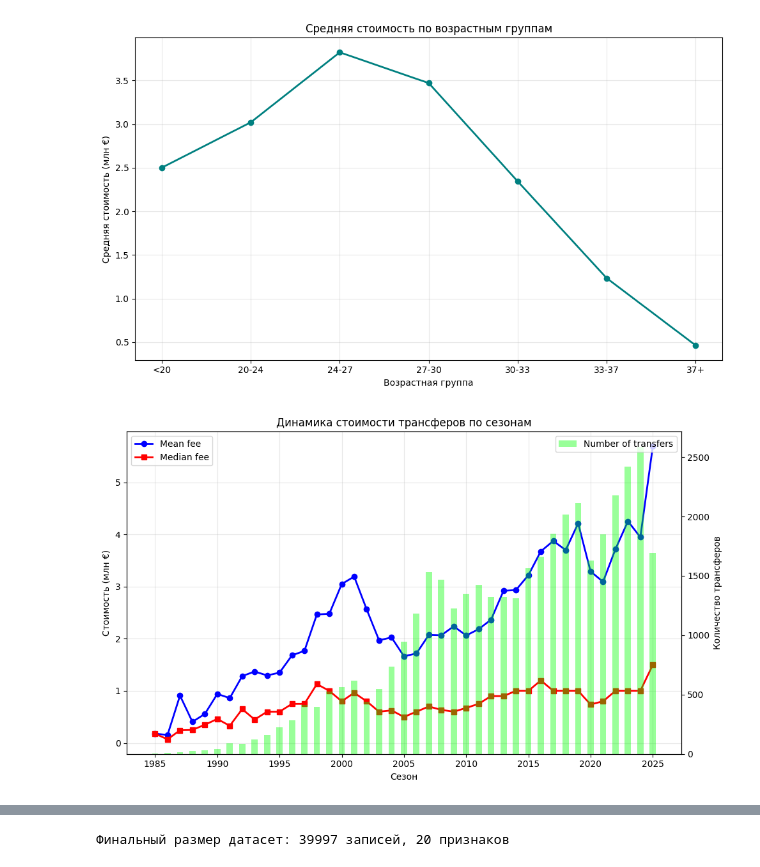
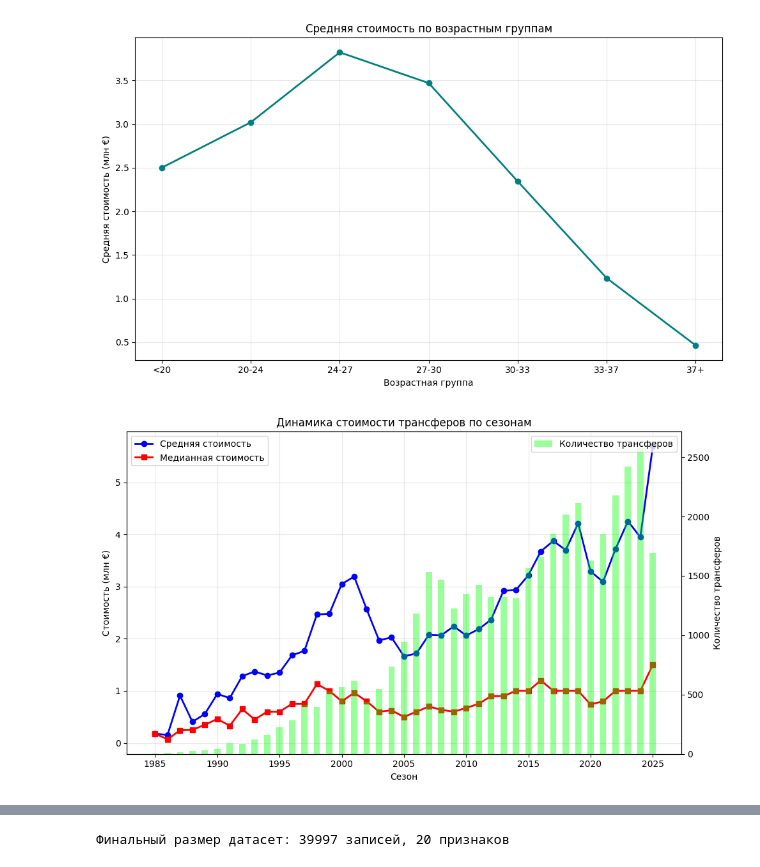
Before and after one commit to Kirill010/RTU-MIREA, a Jupyter notebook: 4 курс/8 семестр/Преддипломная практика/Коды/DIPLOM.ipynb, the cells around one changed output, grey strips where cells are left out. Drawn from its saved outputs; the diff is of its cells as text; code cells hidden in the pictures.

```diff
--- a/4 курс/8 семестр/Преддипломная практика/Коды/DIPLOM.ipynb
+++ b/4 курс/8 семестр/Преддипломная практика/Коды/DIPLOM.ipynb
@@ -272,25 +314,29 @@ plt.show()
 # %% [output]
 [figure]
 # %%
-# Динамика по сезонам
-season_stats = df.groupby('season_year').agg({'transfer_fee': ['mean', 'median', 'count']}).round(0)
+# Динамика стоимости по сезонам
+season_stats = df.groupby('season_year').agg({
+    'transfer_fee': ['mean', 'median', 'count']
+}).round(0)
 season_stats.columns = ['mean_fee', 'median_fee', 'count']
 season_stats = season_stats[(season_stats.index >= 1985) & (season_stats.index <= 2025)]
 
+# Основной график стоимости
 fig, ax = plt.subplots(figsize=(10,6))
-ax.plot(season_stats.index, season_stats['mean_fee'] / 1_000_000, marker='o', linewidth=2, markersize=6, color='blue', label='Mean fee')
-ax.plot(season_stats.index, season_stats['median_fee'] / 1_000_000, marker='s', linewidth=2, markersize=6, color='red', label='Median fee')
+ax.plot(season_stats.index, season_stats['mean_fee'] / 1_000_000, marker='o', linewidth=2, markersize=6, color='blue', label='Средняя стоимость')
+ax.plot(season_stats.index, season_stats['median_fee'] / 1_000_000, marker='s', linewidth=2, markersize=6, color='red', label='Медианная стоимость')
 ax.set_xlabel('Сезон')
 ax.set_ylabel('Стоимость (млн €)')
 ax.set_title('Динамика стоимости трансферов по сезонам')
 ax.grid(True, alpha=0.3)
 ax.legend(loc='upper left')
 
+# Вторая ось для количества трансферов
 ax2 = ax.twinx()
-ax2.bar(season_stats.index, season_stats['count'], alpha=0.4, color='lime', width=0.5, label='Number of transfers')
+ax2.bar(season_stats.index, season_stats['count'], alpha=0.4, color='lime', width=0.5, label='Количество трансферов')
 ax2.set_ylabel('Количество трансферов')
 ax2.legend(loc='upper right')
 plt.tight_layout()
 plt.show()
 # %% [output]
-[figure, old version]
+[figure, new version]
```
Also changed, not shown: parts of 12 cells of this notebook, 6 other files.
